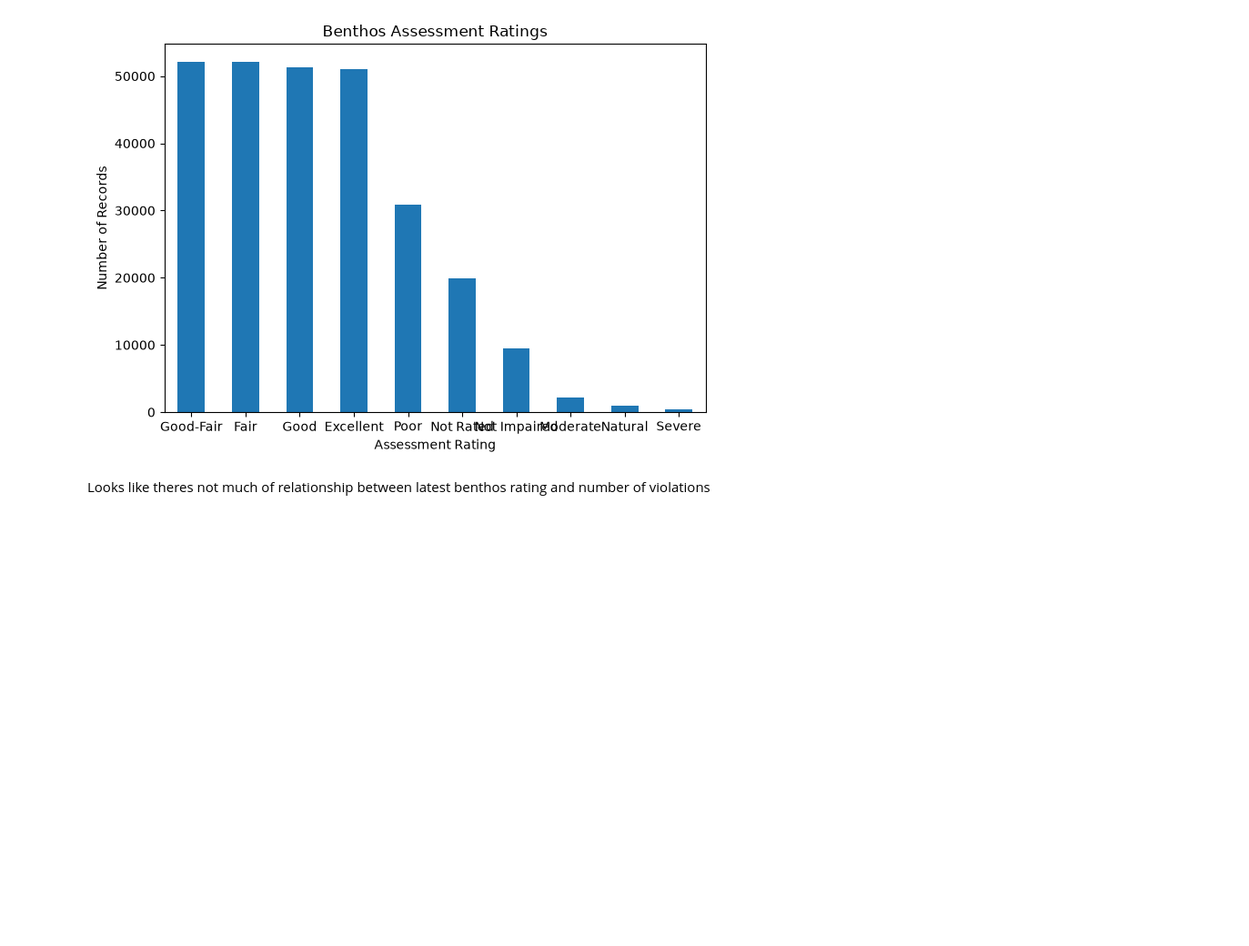
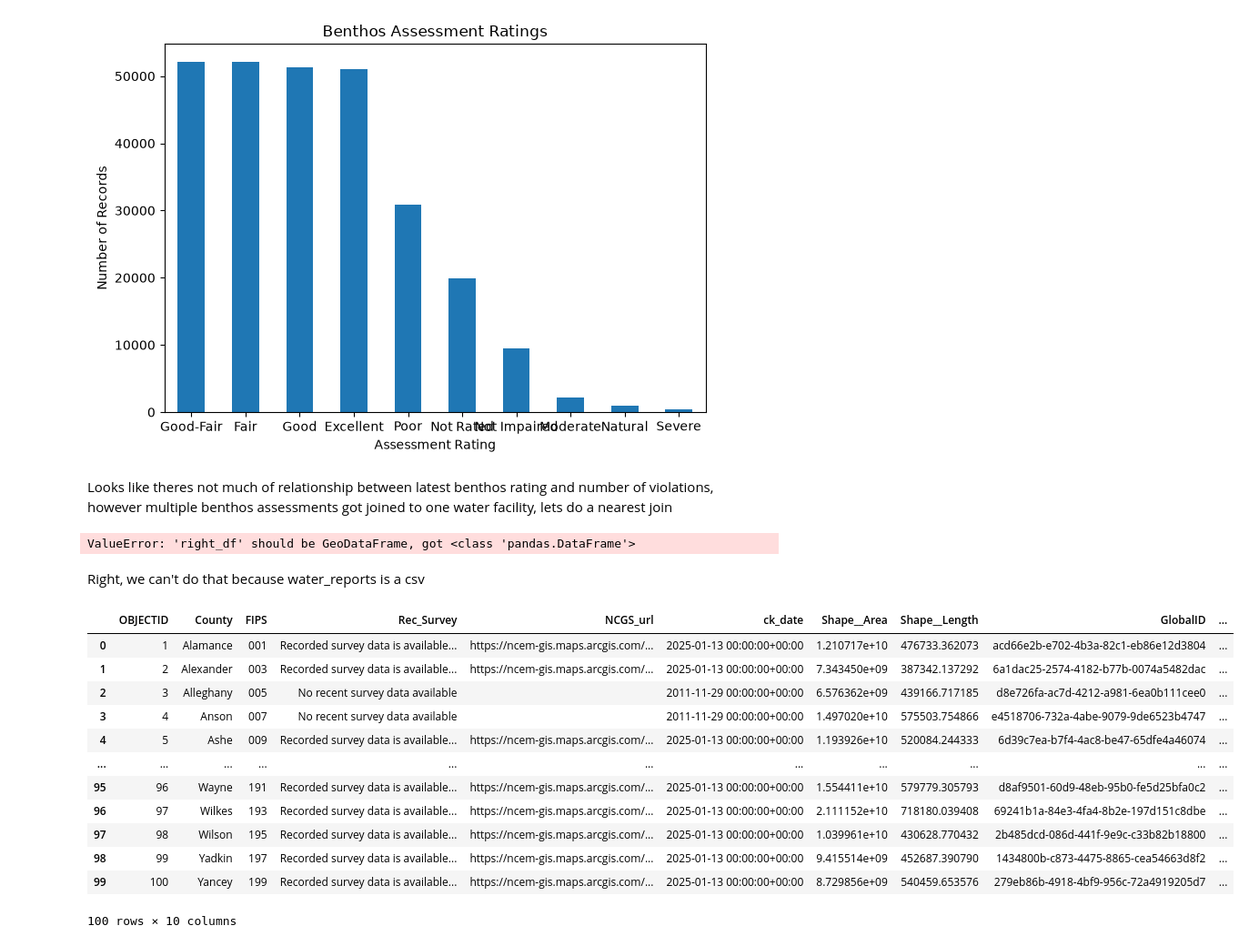
Before and after one commit to ejamie15/geog592-ejamie, a Jupyter notebook: homework/week07/data/homework.ipynb, the cells around one changed output. Shown at 91% size. Drawn from its saved outputs; the diff is of its cells as text; code cells hidden in the pictures; blank space fills up the shorter version.

```diff
--- a/homework/week07/data/homework.ipynb
+++ b/homework/week07/data/homework.ipynb
@@ -270,4 +270,26 @@ plt.show()
 # %% [output]
 [figure]
 # %% [markdown]
-Looks like theres not much of relationship between latest benthos rating and number of violations
+Looks like theres not much of relationship between latest benthos rating and number of violations, however multiple benthos assessments got joined to one water facility, lets do a nearest join
+# %%
+benthos_near_reports = gpd.sjoin_nearest(benthos, water_report, how="right", distance_col="feet")
+# %% [output]
+ValueError: 'right_df' should be GeoDataFrame, got <class 'pandas.DataFrame'>
+# %% [markdown]
+Right, we can't do that because water_reports is a csv
+# %%
+counties
+# %% [output]
+|  | OBJECTID | County | FIPS | Rec_Survey | NCGS_url | ck_date | Shape__Area | Shape__Length | GlobalID | ... |
+| 0 | 1 | Alamance | 001 | Recorded survey data is available... | https://ncem-gis.maps.arcgis.com/... | 2025-01-13 00:00:00+00:00 | 1.210717e+10 | 476733.362073 | acd66e2b-e702-4b3a-82c1-eb86e12d3804 | ... |
+| 1 | 2 | Alexander | 003 | Recorded survey data is available... | https://ncem-gis.maps.arcgis.com/... | 2025-01-13 00:00:00+00:00 | 7.343450e+09 | 387342.137292 | 6a1dac25-2574-4182-b77b-0074a5482dac | ... |
+| 2 | 3 | Alleghany | 005 | No recent survey data available |  | 2011-11-29 00:00:00+00:00 | 6.576362e+09 | 439166.717185 | d8e726fa-ac7d-4212-a981-6ea0b111cee0 | ... |
+| 3 | 4 | Anson | 007 | No recent survey data available |  | 2011-11-29 00:00:00+00:00 | 1.497020e+10 | 575503.754866 | e4518706-732a-4abe-9079-9de6523b4747 | ... |
+| 4 | 5 | Ashe | 009 | Recorded survey data is available... | https://ncem-gis.maps.arcgis.com/... | 2025-01-13 00:00:00+00:00 | 1.193926e+10 | 520084.244333 | 6d39c7ea-b7f4-4ac8-be47-65dfe4a46074 | ... |
+| ... | ... | ... | ... | ... | ... | ... | ... | ... | ... | ... |
+| 95 | 96 | Wayne | 191 | Recorded survey data is available... | https://ncem-gis.maps.arcgis.com/... | 2025-01-13 00:00:00+00:00 | 1.554411e+10 | 579779.305793 | d8af9501-60d9-48eb-95b0-fe5d25bfa0c2 | ... |
+| 96 | 97 | Wilkes | 193 | Recorded survey data is available... | https://ncem-gis.maps.arcgis.com/... | 2025-01-13 00:00:00+00:00 | 2.111152e+10 | 718180.039408 | 69241b1a-84e3-4fa4-8b2e-197d151c8dbe | ... |
+| 97 | 98 | Wilson | 195 | Recorded survey data is available... | https://ncem-gis.maps.arcgis.com/... | 2025-01-13 00:00:00+00:00 | 1.039961e+10 | 430628.770432 | 2b485dcd-086d-441f-9e9c-c33b82b18800 | ... |
+| 98 | 99 | Yadkin | 197 | Recorded survey data is available... | https://ncem-gis.maps.arcgis.com/... | 2025-01-13 00:00:00+00:00 | 9.415514e+09 | 452687.390790 | 1434800b-c873-4475-8865-cea54663d8f2 | ... |
+| 99 | 100 | Yancey | 199 | Recorded survey data is available... | https://ncem-gis.maps.arcgis.com/... | 2025-01-13 00:00:00+00:00 | 8.729856e+09 | 540459.653576 | 279eb86b-4918-4bf9-956c-72a4919205d7 | ... |
+100 rows × 10 columns
```
Also changed, not shown: parts of 9 cells of this notebook, 2 other files.
